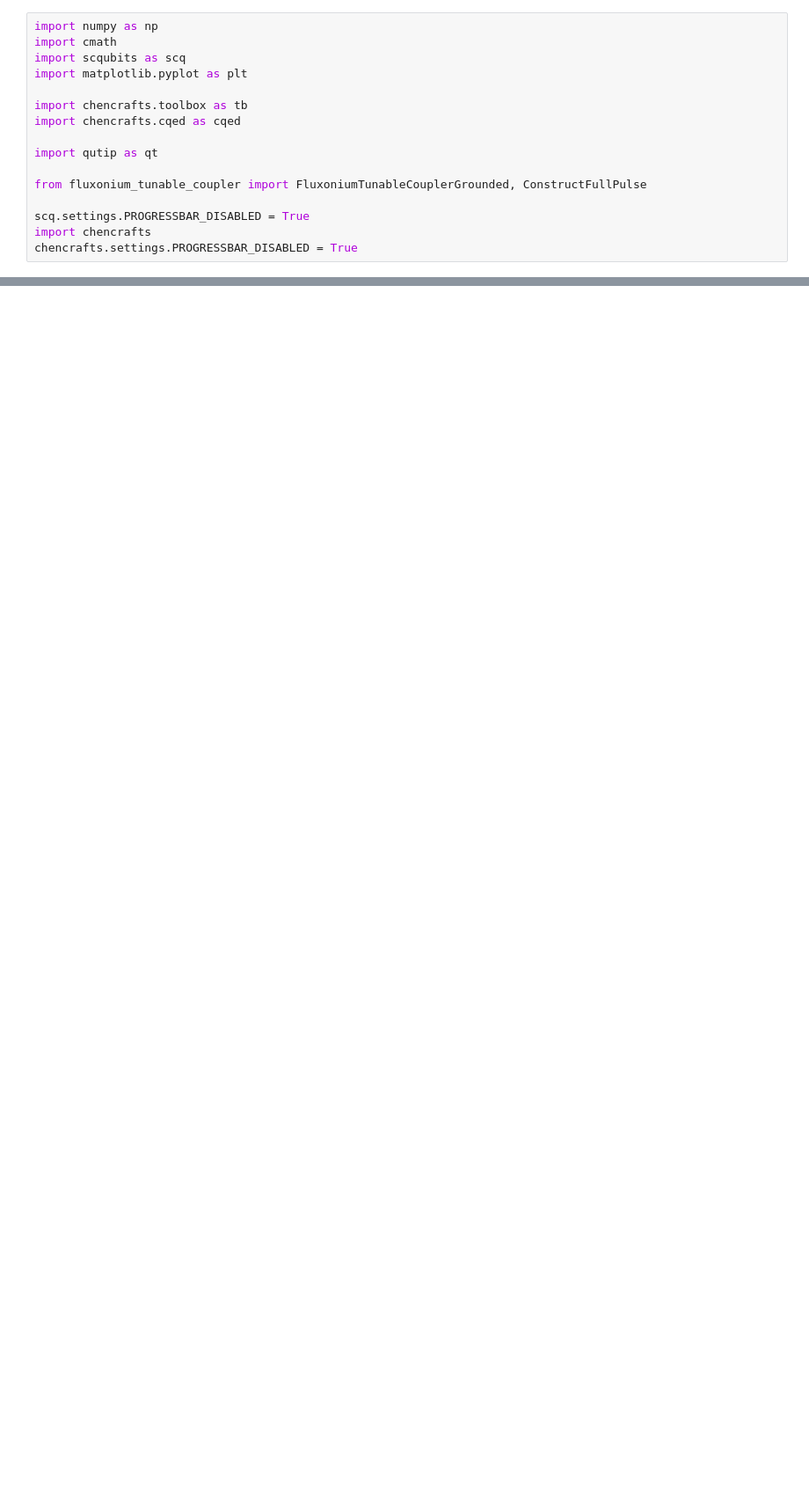
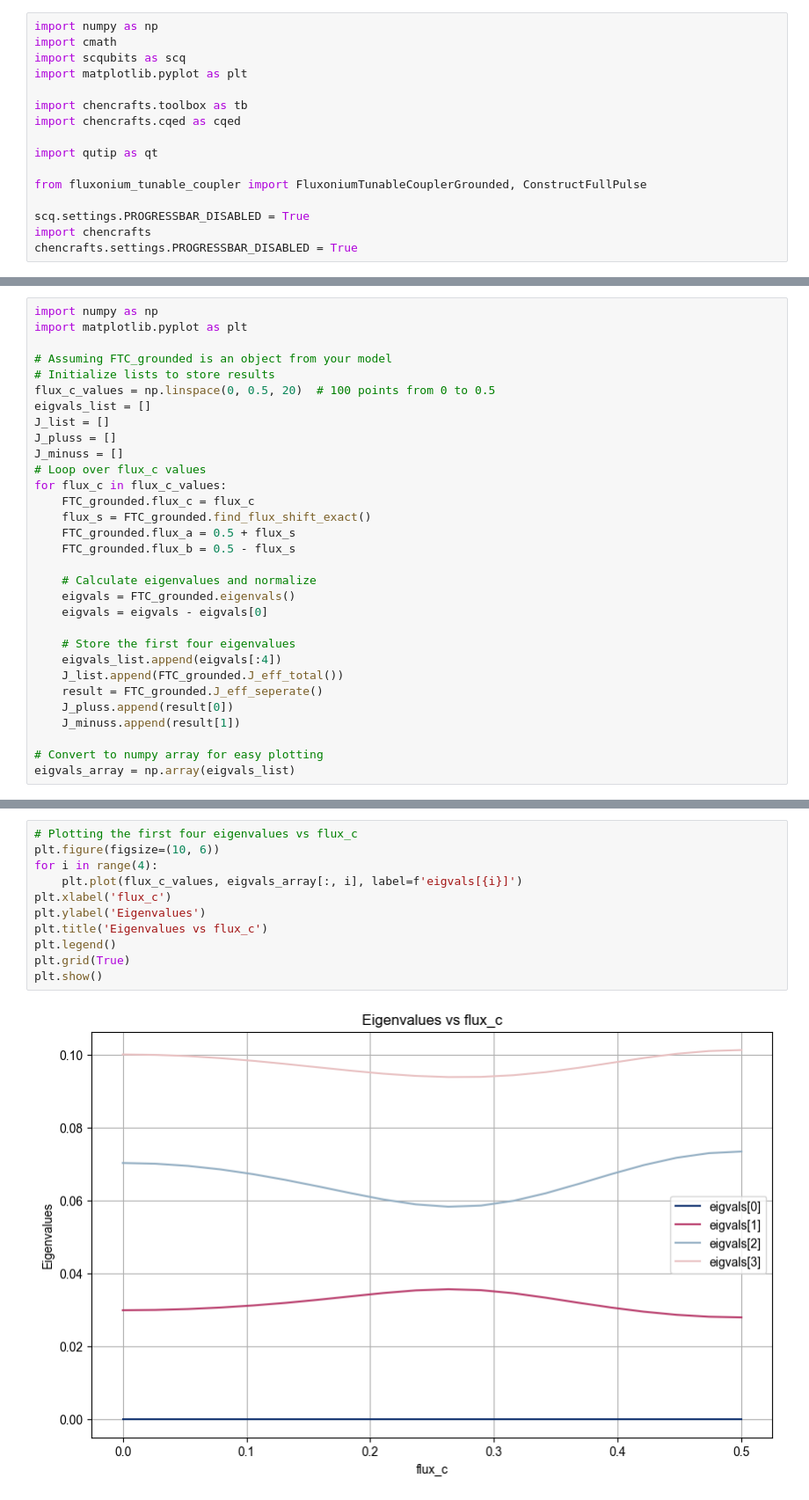
Before and after one commit to yunweilu/fluxonium, a Jupyter notebook: dkw_J.ipynb, the cells around one changed output, grey strips where cells are left out. Shown: that part at 88% size. Saved outputs shown, nothing was run; the diff lists cells and outputs as text; blank space fills up the shorter version.

```diff
--- a/dkw_J.ipynb
+++ b/dkw_J.ipynb
@@ -61,0 +108,31 @@ Fluxonium(**{'EJ': 3, 'EC': 22.239502332814933, 'EL': 1.105, 'flux': 0.275787097
+# %%
+import numpy as np
+import matplotlib.pyplot as plt
+
+# Assuming FTC_grounded is an object from your model
+# Initialize lists to store results
+flux_c_values = np.linspace(0, 0.5, 20)  # 100 points from 0 to 0.5
+eigvals_list = []
+J_list = []
+J_pluss = []
+J_minuss = []
+# Loop over flux_c values
+for flux_c in flux_c_values:
+    FTC_grounded.flux_c = flux_c
+    flux_s = FTC_grounded.find_flux_shift_exact()
+    FTC_grounded.flux_a = 0.5 + flux_s
+    FTC_grounded.flux_b = 0.5 - flux_s
+
+    # Calculate eigenvalues and normalize
+    eigvals = FTC_grounded.eigenvals()
+    eigvals = eigvals - eigvals[0]
+
+    # Store the first four eigenvalues
+    eigvals_list.append(eigvals[:4])
+    J_list.append(FTC_grounded.J_eff_total())
+    result = FTC_grounded.J_eff_seperate()
+    J_pluss.append(result[0])
+    J_minuss.append(result[1])
+
+# Convert to numpy array for easy plotting
+eigvals_array = np.array(eigvals_list)
@@ -61,0 +157,13 @@ Fluxonium(**{'EJ': 3, 'EC': 22.239502332814933, 'EL': 1.105, 'flux': 0.275787097
+# %%
+# Plotting the first four eigenvalues vs flux_c
+plt.figure(figsize=(10, 6))
+for i in range(4):
+    plt.plot(flux_c_values, eigvals_array[:, i], label=f'eigvals[{i}]')
+plt.xlabel('flux_c')
+plt.ylabel('Eigenvalues')
+plt.title('Eigenvalues vs flux_c')
+plt.legend()
+plt.grid(True)
+plt.show()
+# %% [output]
+[figure, added]
```
Also changed, not shown: parts of 13 cells of this notebook, 3 other files.
